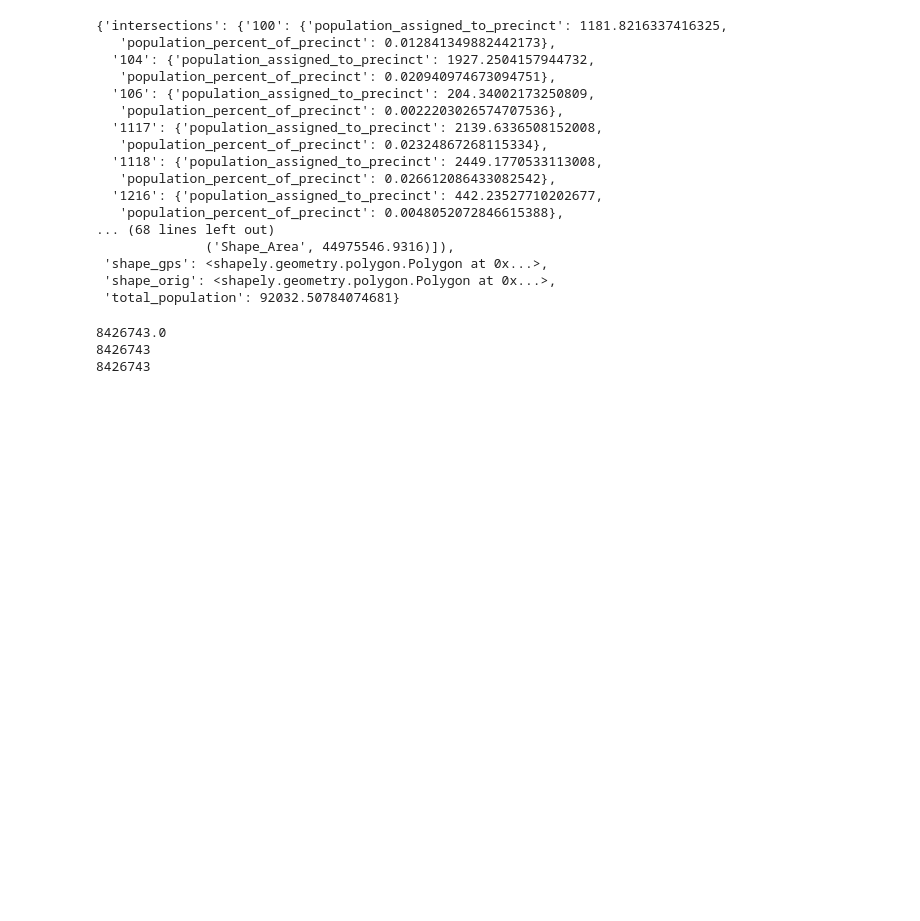
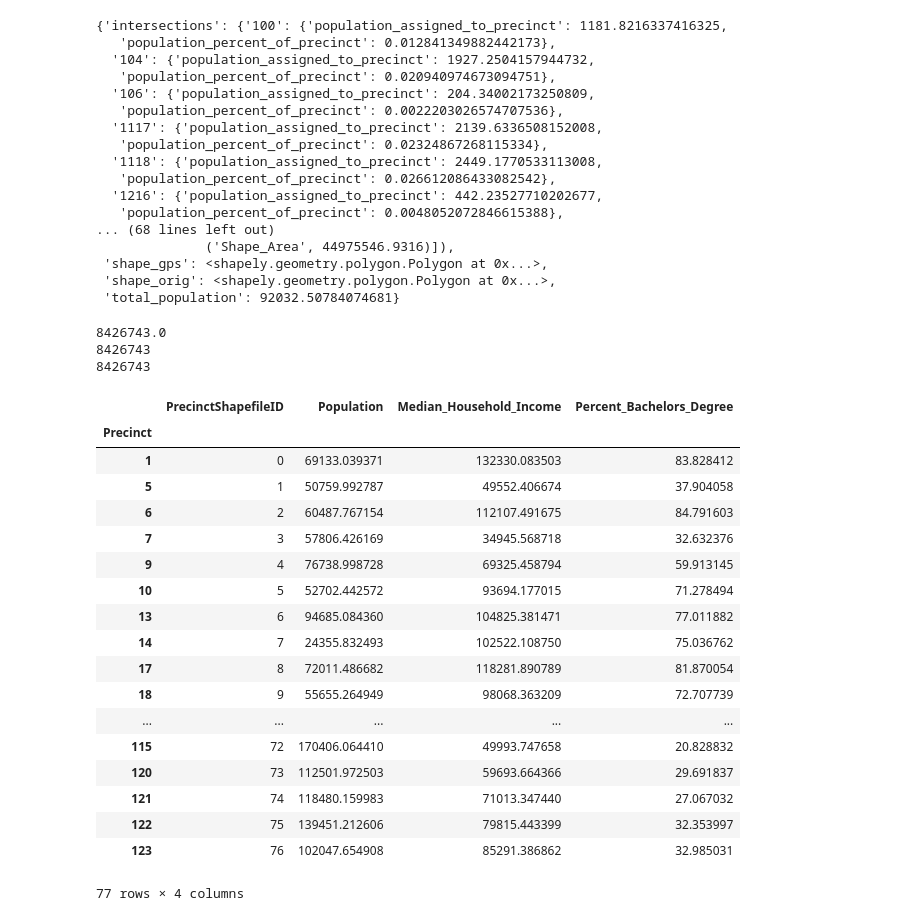
Before and after one commit to oracleofnj/precrime, a Jupyter notebook: exploratory-notebooks/Shapefiles.ipynb, the cells around one changed output. Saved outputs shown, nothing was run; the diff lists cells and outputs as text; code cells hidden in the pictures; blank space fills up the shorter version.

```diff
--- a/exploratory-notebooks/Shapefiles.ipynb
+++ b/exploratory-notebooks/Shapefiles.ipynb
@@ -93,0 +98,22 @@ print(np.sum([d['census_info']['Population'] for d in tract_dict.values()]))
+# %%
+precinct_df
+# %% [output]
+|  | PrecinctShapefileID | Population | Median_Household_Income | Percent_Bachelors_Degree |
+| Precinct |  |  |  |  |
+| 1 | 0 | 69133.039371 | 132330.083503 | 83.828412 |
+| 5 | 1 | 50759.992787 | 49552.406674 | 37.904058 |
+| 6 | 2 | 60487.767154 | 112107.491675 | 84.791603 |
+| 7 | 3 | 57806.426169 | 34945.568718 | 32.632376 |
+| 9 | 4 | 76738.998728 | 69325.458794 | 59.913145 |
+| 10 | 5 | 52702.442572 | 93694.177015 | 71.278494 |
+| 13 | 6 | 94685.084360 | 104825.381471 | 77.011882 |
+| 14 | 7 | 24355.832493 | 102522.108750 | 75.036762 |
+| 17 | 8 | 72011.486682 | 118281.890789 | 81.870054 |
+| 18 | 9 | 55655.264949 | 98068.363209 | 72.707739 |
+| ... | ... | ... | ... | ... |
+| 115 | 72 | 170406.064410 | 49993.747658 | 20.828832 |
+| 120 | 73 | 112501.972503 | 59693.664366 | 29.691837 |
+| 121 | 74 | 118480.159983 | 71013.347440 | 27.067032 |
+| 122 | 75 | 139451.212606 | 79815.443399 | 32.353997 |
+| 123 | 76 | 102047.654908 | 85291.386862 | 32.985031 |
+77 rows × 4 columns
```
Also changed, not shown: parts of 4 cells of this notebook, 1 other file.
